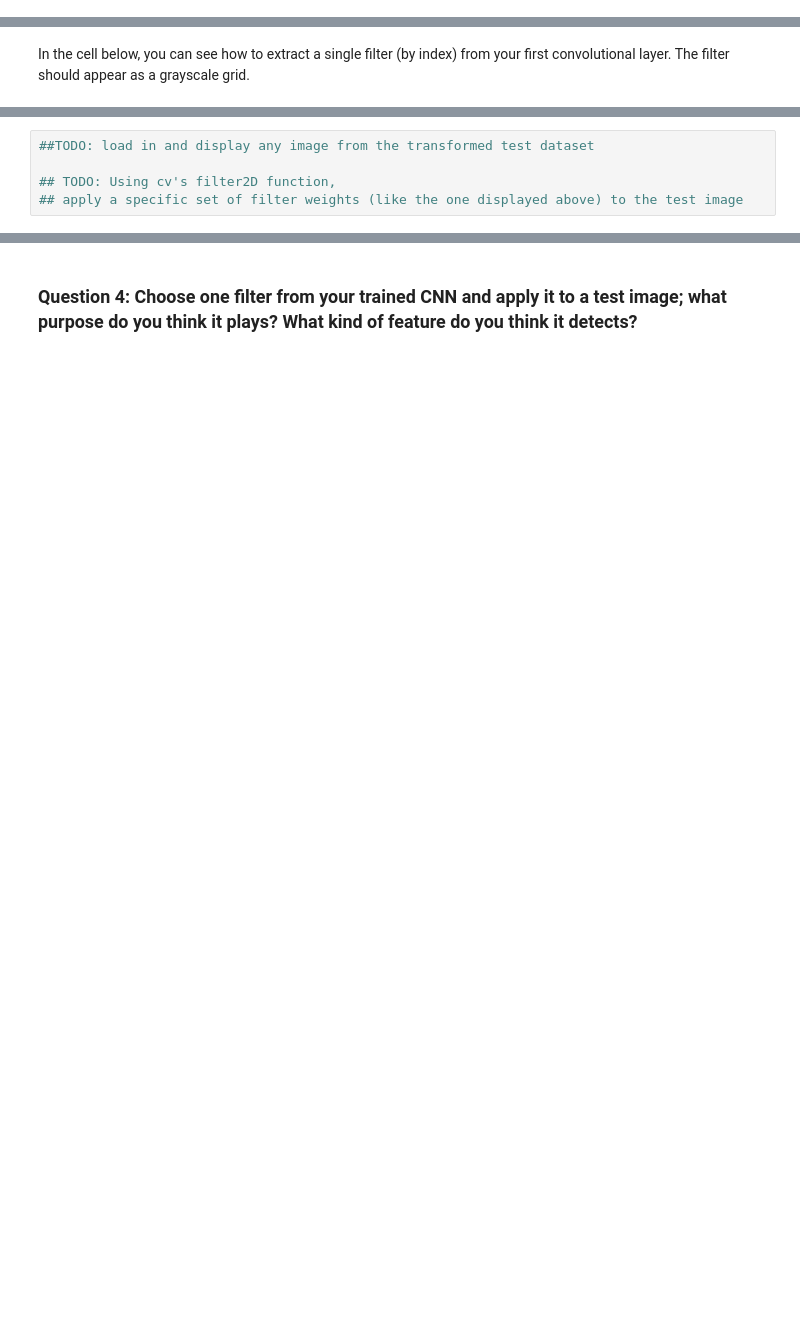
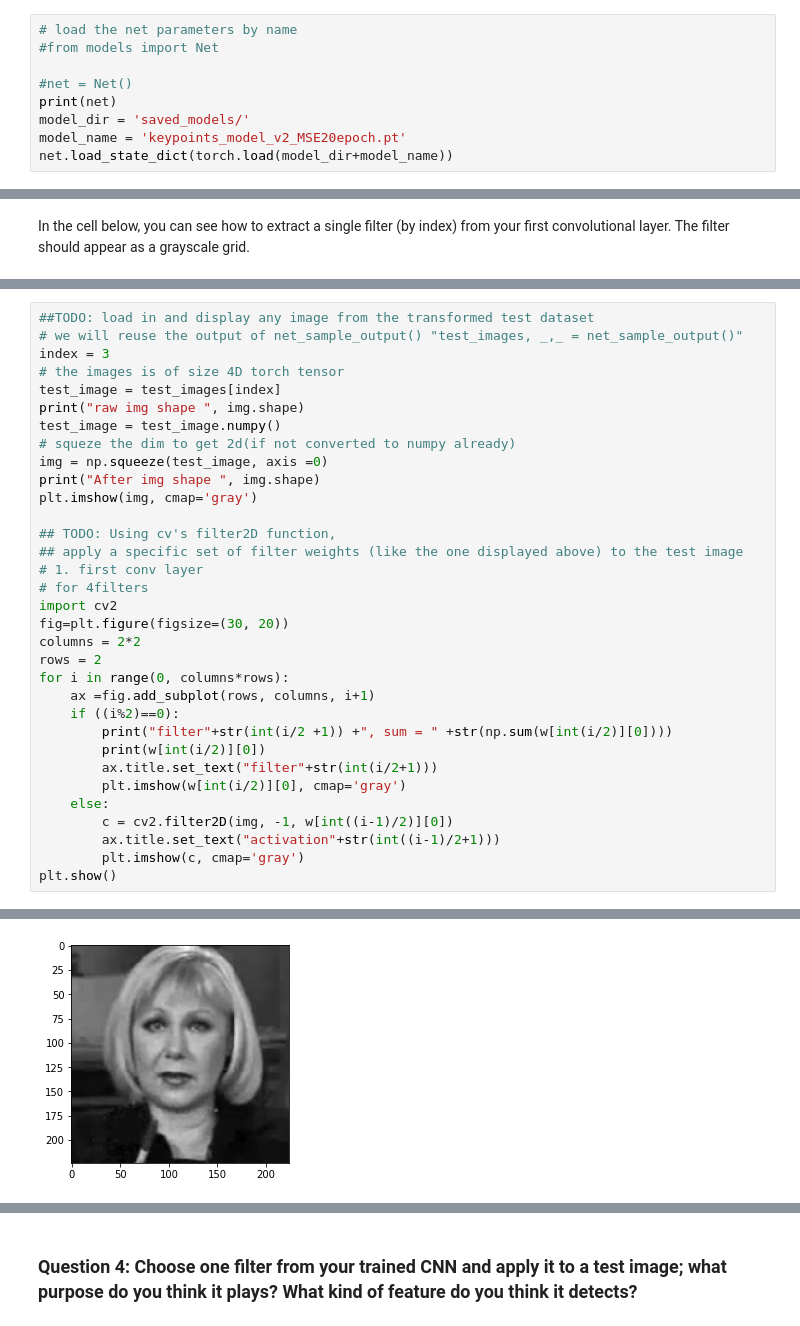
Before and after one commit to AvishekParajuli/P1_Facial_Keypoints, a Jupyter notebook: 2. Define the Network Architecture.ipynb, the cells around one changed output, grey strips where cells are left out. Drawn from its saved outputs; the diff is of its cells as text; blank space fills up the shorter version.

```diff
--- a/2. Define the Network Architecture.ipynb
+++ b/2. Define the Network Architecture.ipynb
@@ -522,0 +510,9 @@ Sometimes, neural networks are thought of as a black box, given some input, they
+# %%
+# load the net parameters by name
+#from models import Net
+
+#net = Net()
+print(net)
+model_dir = 'saved_models/'
+model_name = 'keypoints_model_v2_MSE20epoch.pt'
+net.load_state_dict(torch.load(model_dir+model_name))
@@ -548,8 +564,37 @@ Next, choose a test image and filter it with one of the convolutional kernels in
 
 ### TODO: Filter an image to see the effect of a convolutional kernel
 ---
-# %%
-##TODO: load in and display any image from the transformed test dataset
-
-## TODO: Using cv's filter2D function,
-## apply a specific set of filter weights (like the one displayed above) to the test image
+# %%
+##TODO: load in and display any image from the transformed test dataset
+# we will reuse the output of net_sample_output() "test_images, _,_ = net_sample_output()"
+index = 3
+# the images is of size 4D torch tensor
+test_image = test_images[index]
+print("raw img shape ", img.shape)
+test_image = test_image.numpy()
+# squeze the dim to get 2d(if not converted to numpy already)
+img = np.squeeze(test_image, axis =0)
+print("After img shape ", img.shape)
+plt.imshow(img, cmap='gray')
+
+## TODO: Using cv's filter2D function,
+## apply a specific set of filter weights (like the one displayed above) to the test image
+# 1. first conv layer
+# for 4filters
+import cv2
+fig=plt.figure(figsize=(30, 20))
+columns = 2*2
+rows = 2
+for i in range(0, columns*rows):
+    ax =fig.add_subplot(rows, columns, i+1)
+    if ((i%2)==0):
+        print("filter"+str(int(i/2 +1)) +", sum = " +str(np.sum(w[int(i/2)][0])))
+        print(w[int(i/2)][0])
+        ax.title.set_text("filter"+str(int(i/2+1)))
+        plt.imshow(w[int(i/2)][0], cmap='gray')
+    else:
+        c = cv2.filter2D(img, -1, w[int((i-1)/2)][0])
+        ax.title.set_text("activation"+str(int((i-1)/2+1)))
+        plt.imshow(c, cmap='gray')
+plt.show()
+# %% [output]
@@ -555,0 +619 @@ Next, choose a test image and filter it with one of the convolutional kernels in
+[figure, added]
```
Also changed, not shown: parts of 9 cells of this notebook, 4 other files.
